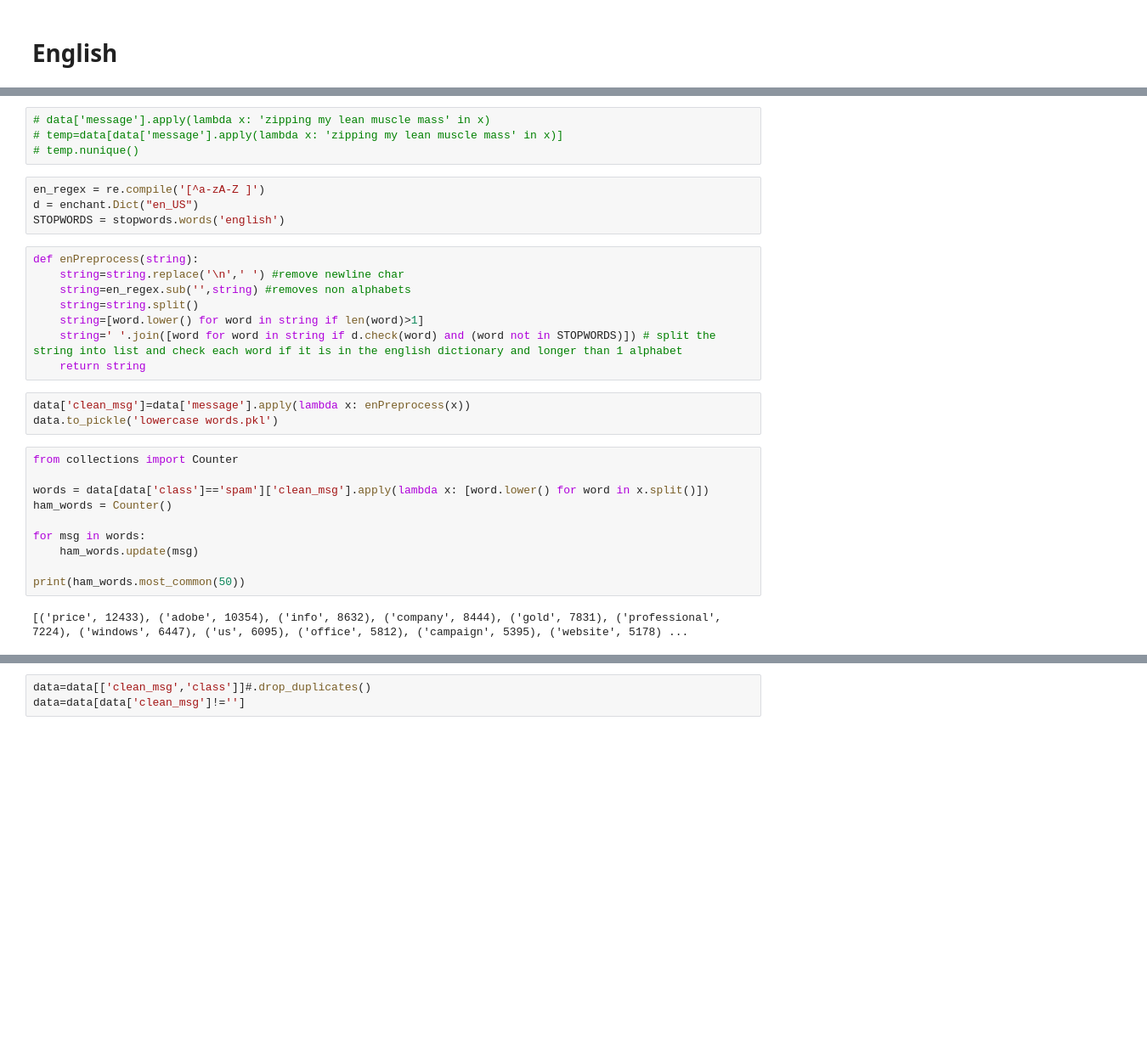
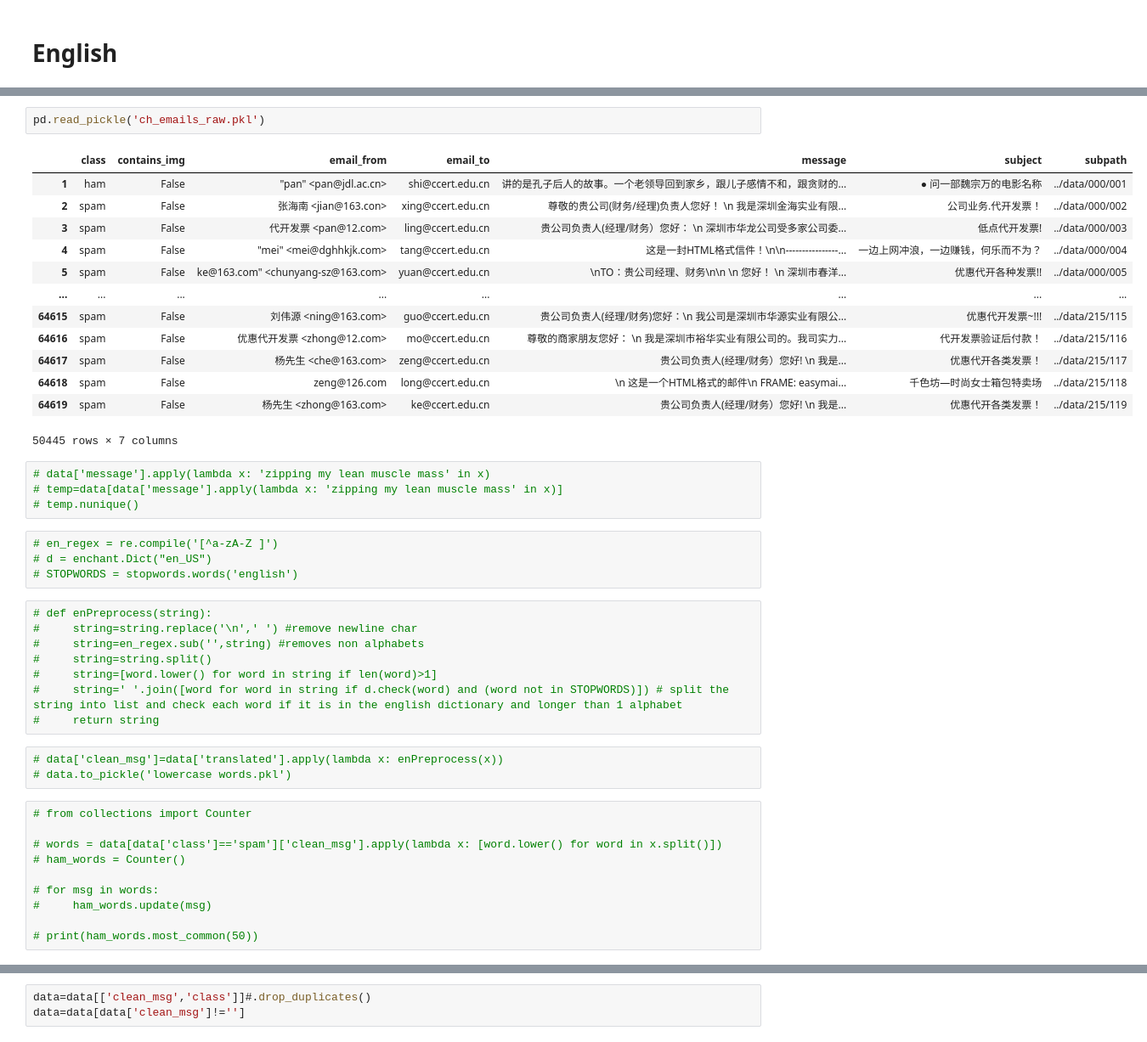
Before and after one commit to Jumpkan/DSA4266_Grp2, a Jupyter notebook: preprocessing_logreg_naive_bayes_tfidvec.ipynb, the cells around one changed output, grey strips where cells are left out. Shown: that part at 85% size. Cells and saved outputs as stored; diff of their text form; blank space fills up the shorter version.

```diff
--- a/preprocessing_logreg_naive_bayes_tfidvec.ipynb
+++ b/preprocessing_logreg_naive_bayes_tfidvec.ipynb
@@ -28,32 +49,46 @@ data
+# %%
+pd.read_pickle('ch_emails_raw.pkl')
+# %% [output]
+|  | class | contains_img | email_from | email_to | message | subject | subpath |
+| 1 | ham | False | "pan" <pan@jdl.ac.cn> | shi@ccert.edu.cn | 讲的是孔子后人的故事。一个老领导回到家乡，跟儿子感情不和，跟贪财的... | ● 问一部魏宗万的电影名称 | ../data/000/001 |
+| 2 | spam | False | 张海南 <jian@163.con> | xing@ccert.edu.cn | 尊敬的贵公司(财务/经理)负责人您好！ \n 我是深圳金海实业有限... | 公司业务.代开发票！ | ../data/000/002 |
+| 3 | spam | False | 代开发票 <pan@12.com> | ling@ccert.edu.cn | 贵公司负责人(经理/财务）您好： \n 深圳市华龙公司受多家公司委... | 低点代开发票! | ../data/000/003 |
+| 4 | spam | False | "mei" <mei@dghhkjk.com> | tang@ccert.edu.cn | 这是一封HTML格式信件！\n\n----------------... | 一边上网冲浪，一边赚钱，何乐而不为？ | ../data/000/004 |
+| 5 | spam | False | ke@163.com" <chunyang-sz@163.com> | yuan@ccert.edu.cn | \nTO：贵公司经理、财务\n\n \n 您好！ \n 深圳市春洋... | 优惠代开各种发票!! | ../data/000/005 |
+| ... | ... | ... | ... | ... | ... | ... | ... |
+| 64615 | spam | False | 刘伟源 <ning@163.com> | guo@ccert.edu.cn | 贵公司负责人(经理/财务)您好：\n 我公司是深圳市华源实业有限公... | 优惠代开发票~!!! | ../data/215/115 |
+| 64616 | spam | False | 优惠代开发票 <zhong@12.com> | mo@ccert.edu.cn | 尊敬的商家朋友您好： \n 我是深圳市裕华实业有限公司的。我司实力... | 代开发票验证后付款！ | ../data/215/116 |
+| 64617 | spam | False | 杨先生 <che@163.com> | zeng@ccert.edu.cn | 贵公司负责人(经理/财务）您好! \n 我是... | 优惠代开各类发票！ | ../data/215/117 |
+| 64618 | spam | False | zeng@126.com | long@ccert.edu.cn | \n 这是一个HTML格式的邮件\n FRAME: easymai... | 千色坊―时尚女士箱包特卖场 | ../data/215/118 |
+| 64619 | spam | False | 杨先生 <zhong@163.com> | ke@ccert.edu.cn | 贵公司负责人(经理/财务）您好! \n 我是... | 优惠代开各类发票！ | ../data/215/119 |
+50445 rows × 7 columns
 # %%
 # data['message'].apply(lambda x: 'zipping my lean muscle mass' in x)
 # temp=data[data['message'].apply(lambda x: 'zipping my lean muscle mass' in x)]
 # temp.nunique()
 # %%
-en_regex = re.compile('[^a-zA-Z ]')
-d = enchant.Dict("en_US")
-STOPWORDS = stopwords.words('english')
+# en_regex = re.compile('[^a-zA-Z ]')
+# d = enchant.Dict("en_US")
+# STOPWORDS = stopwords.words('english')
 # %%
-def enPreprocess(string):
-    string=string.replace('\n',' ') #remove newline char
-    string=en_regex.sub('',string) #removes non alphabets
-    string=string.split()
-    string=[word.lower() for word in string if len(word)>1]
-    string=' '.join([word for word in string if d.check(word) and (word not in STOPWORDS)]) # split the string into list and check each word if it is in the english dictionary and longer than 1 alphabet
-    return string
+# def enPreprocess(string):
+#     string=string.replace('\n',' ') #remove newline char
+#     string=en_regex.sub('',string) #removes non alphabets
+#     string=string.split()
+#     string=[word.lower() for word in string if len(word)>1]
+#     string=' '.join([word for word in string if d.check(word) and (word not in STOPWORDS)]) # split the string into list and check each word if it is in the english dictionary and longer than 1 alphabet
+#     return string
 # %%
-data['clean_msg']=data['message'].apply(lambda x: enPreprocess(x))
-data.to_pickle('lowercase words.pkl')
+# data['clean_msg']=data['translated'].apply(lambda x: enPreprocess(x))
+# data.to_pickle('lowercase words.pkl')
 # %%
-from collections import Counter
+# from collections import Counter
 
-words = data[data['class']=='spam']['clean_msg'].apply(lambda x: [word.lower() for word in x.split()])
-ham_words = Counter()
+# words = data[data['class']=='spam']['clean_msg'].apply(lambda x: [word.lower() for word in x.split()])
+# ham_words = Counter()
 
-for msg in words:
-    ham_words.update(msg)
+# for msg in words:
+#     ham_words.update(msg)
 
-print(ham_words.most_common(50))
+# print(ham_words.most_common(50))
-# %% [output]
-[('price', 12433), ('adobe', 10354), ('info', 8632), ('company', 8444), ('gold', 7831), ('professional', 7224), ('windows', 6447), ('us', 6095), ('office', 5812), ('campaign', 5395), ('website', 5178) ...
 # %%
```
Also changed, not shown: parts of 13 cells of this notebook.
